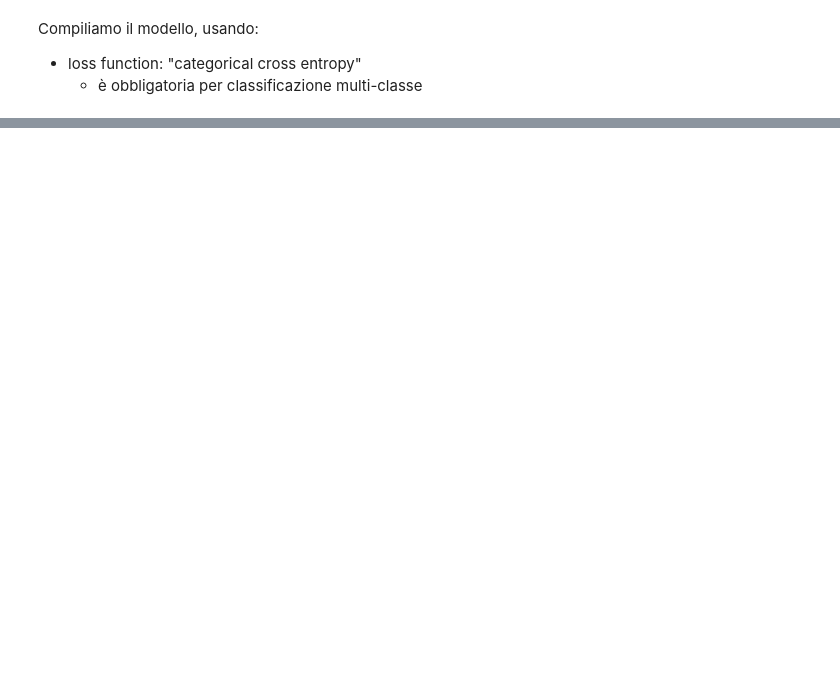
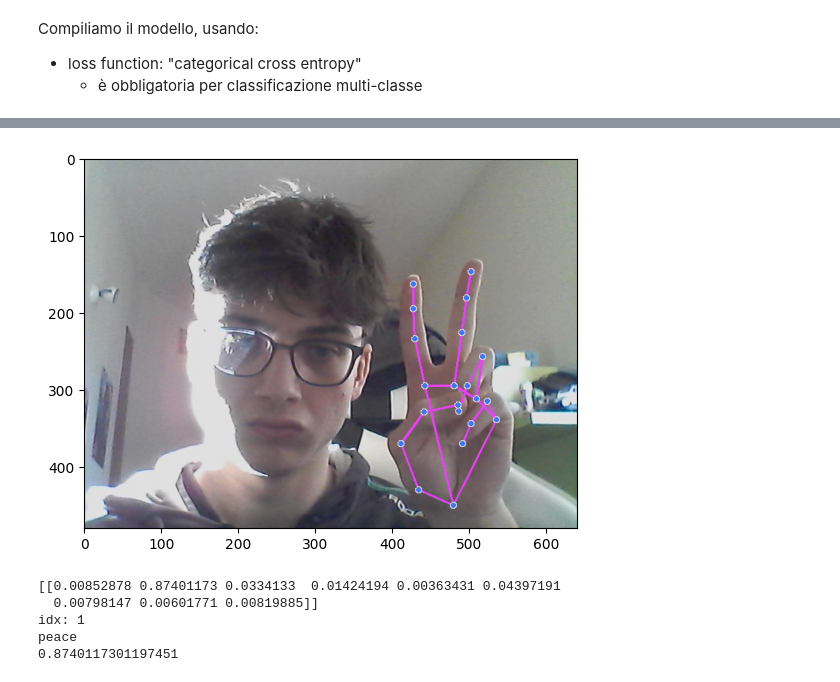
Before and after one commit to t-perniola/HGR-4-Social-Robotics, a Jupyter notebook: mymodels/ActionDetectionHaGRID.ipynb, the cells around one changed output, grey strips where cells are left out. Cells and saved outputs as stored; diff of their text form; code cells hidden in the pictures; blank space fills up the shorter version.

```diff
--- a/mymodels/ActionDetectionHaGRID.ipynb
+++ b/mymodels/ActionDetectionHaGRID.ipynb
@@ -60,7 +60,8 @@ res.x, res.y, res.z sono i singoli valori delle coord. per ciascun landmark, che
 # %% [markdown]
 # 4. Setup and Preprocessing
 # %%
-labels = np.array(["ok", "peace", "rock", "victory", "mano del gaucho", "saluto"])
+#labels = np.array(["ok", "peace", "rock", "victory", "mano del gaucho", "saluto", "mute"])
+labels = np.array(["dislike", "like"])
 # %%
 DATADIR = r"D:\TMS\dataset\hagrid\train"
 TESTDIR = r"D:\TMS\dataset\hagrid\test"
@@ -524,0 +629,57 @@ f1: 0.9449332516006836
+# %%
+LAST_CHAR = 5
+
+# OTTENGO IL FRAME
+with mp_hands.Hands(max_num_hands = 1, min_detection_confidence=0.5, min_tracking_confidence = 0.5) as hands:
+
+    image_h, results = mediapipe_detection(image_flipped, hands)
+
+    annotated_image = image_h.copy()
+
+    first_hand_keypoints = np.zeros(21*3)
+    second_hand_keypoints = np.zeros(21*3)
+
+    #TODO aggiustare perchè if lo fa già extract_keypoints
+    if results.multi_hand_landmarks:
+
+        # num è il numero delle mani che riconosce!! 0 la prima, 1 eventualmente la seconda
+        for num, hand_landmarks in enumerate(results.multi_hand_landmarks):
+
+            mp_drawing.draw_landmarks(
+                annotated_image,
+                hand_landmarks,
+                mp_hands.HAND_CONNECTIONS,
+                mp_drawing.DrawingSpec(color=(245,117,66), thickness=2, circle_radius=2),
+                mp_drawing.DrawingSpec(color=(245,66,230), thickness=2, circle_radius=2)
+                )
+
+            if num == 0: # prima mano riconosciuta
+                first_hand_keypoints = extract_keypoints_hands(results, hand_landmarks)
+                #print("\n1st hand shape:", first_hand_keypoints.shape)
+
+            if num == 1: # seconda mano riconosciuta
+                second_hand_keypoints = extract_keypoints_hands(results, hand_landmarks)
+                #print("\n2nd hand shape:", second_hand_keypoints.shape)
+
+        keypoints = np.concatenate([first_hand_keypoints, second_hand_keypoints])
+
+    else:
+        print("nessun kp trovato")
+        keypoints = np.concatenate([first_hand_keypoints, second_hand_keypoints])
+
+    #print(keypoints)
+    plt.imshow(cv2.cvtColor(annotated_image, cv2.COLOR_BGR2RGB))
+# %% [output]
+[figure, added]
+# %%
+res = grid_search.predict_proba([keypoints])
+print(res)
+print("idx:", np.argmax(res))
+print(labels[np.argmax(res)])
+print(res[0][np.argmax(res)])
+# %% [output]
+[[0.00852878 0.87401173 0.0334133  0.01424194 0.00363431 0.04397191
+  0.00798147 0.00601771 0.00819885]]
+idx: 1
+peace
+0.8740117301197451
```
Also changed, not shown: parts of 78 cells of this notebook, 7 other files.
